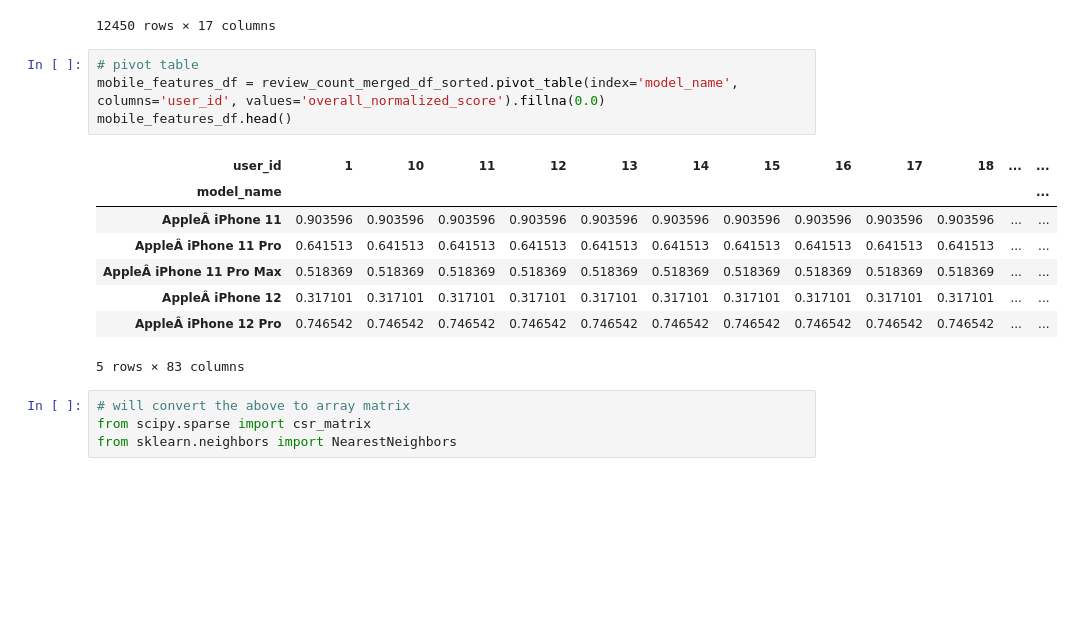
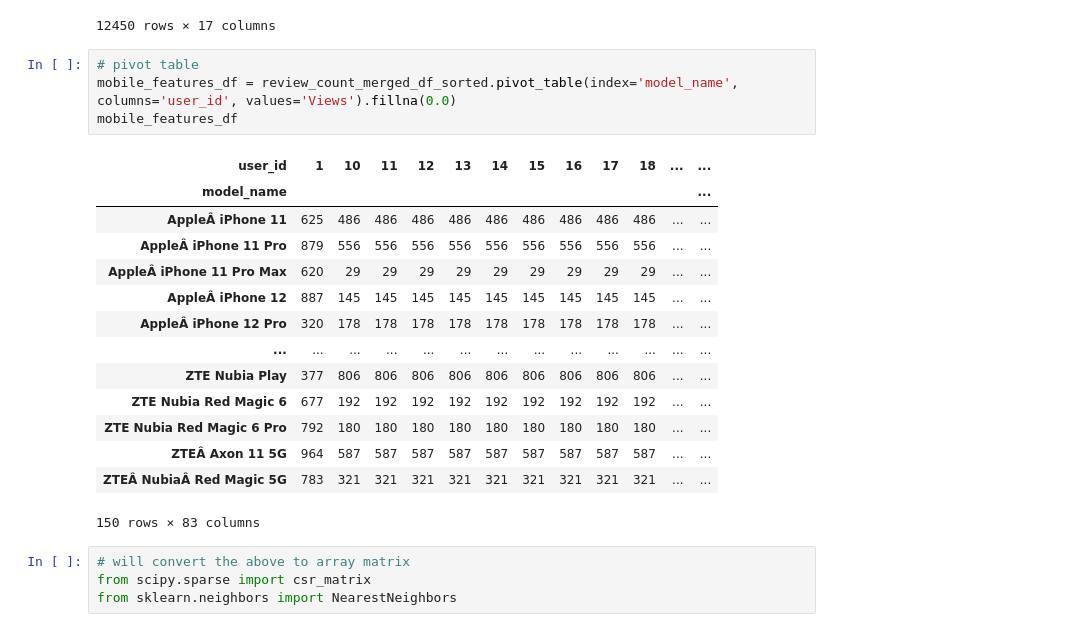
Before and after one commit to arjunjanamatti/recommend_system, a Jupyter notebook: youtube_videos/collaborative_filtering.ipynb, the cells around one changed output. Drawn from its saved outputs; the diff is of its cells as text; blank space fills up the shorter version.

```diff
--- a/youtube_videos/collaborative_filtering.ipynb
+++ b/youtube_videos/collaborative_filtering.ipynb
@@ -277,17 +277,23 @@ review_count_merged_df_sorted
 12450 rows × 17 columns
 # %%
 # pivot table
-mobile_features_df = review_count_merged_df_sorted.pivot_table(index='model_name', columns='user_id', values='overall_normalized_score').fillna(0.0)
-mobile_features_df.head()
+mobile_features_df = review_count_merged_df_sorted.pivot_table(index='model_name', columns='user_id', values='Views').fillna(0.0)
+mobile_features_df
 # %% [output]
 | user_id | 1 | 10 | 11 | 12 | 13 | 14 | 15 | 16 | 17 | 18 | ... | ... |
 | model_name |  |  |  |  |  |  |  |  |  |  |  | ... |
-| AppleÂ iPhone 11 | 0.903596 | 0.903596 | 0.903596 | 0.903596 | 0.903596 | 0.903596 | 0.903596 | 0.903596 | 0.903596 | 0.903596 | ... | ... |
-| AppleÂ iPhone 11 Pro | 0.641513 | 0.641513 | 0.641513 | 0.641513 | 0.641513 | 0.641513 | 0.641513 | 0.641513 | 0.641513 | 0.641513 | ... | ... |
-| AppleÂ iPhone 11 Pro Max | 0.518369 | 0.518369 | 0.518369 | 0.518369 | 0.518369 | 0.518369 | 0.518369 | 0.518369 | 0.518369 | 0.518369 | ... | ... |
-| AppleÂ iPhone 12 | 0.317101 | 0.317101 | 0.317101 | 0.317101 | 0.317101 | 0.317101 | 0.317101 | 0.317101 | 0.317101 | 0.317101 | ... | ... |
-| AppleÂ iPhone 12 Pro | 0.746542 | 0.746542 | 0.746542 | 0.746542 | 0.746542 | 0.746542 | 0.746542 | 0.746542 | 0.746542 | 0.746542 | ... | ... |
+| AppleÂ iPhone 11 | 625 | 486 | 486 | 486 | 486 | 486 | 486 | 486 | 486 | 486 | ... | ... |
+| AppleÂ iPhone 11 Pro | 879 | 556 | 556 | 556 | 556 | 556 | 556 | 556 | 556 | 556 | ... | ... |
+| AppleÂ iPhone 11 Pro Max | 620 | 29 | 29 | 29 | 29 | 29 | 29 | 29 | 29 | 29 | ... | ... |
+| AppleÂ iPhone 12 | 887 | 145 | 145 | 145 | 145 | 145 | 145 | 145 | 145 | 145 | ... | ... |
+| AppleÂ iPhone 12 Pro | 320 | 178 | 178 | 178 | 178 | 178 | 178 | 178 | 178 | 178 | ... | ... |
+| ... | ... | ... | ... | ... | ... | ... | ... | ... | ... | ... | ... | ... |
+| ZTE Nubia Play | 377 | 806 | 806 | 806 | 806 | 806 | 806 | 806 | 806 | 806 | ... | ... |
+| ZTE Nubia Red Magic 6 | 677 | 192 | 192 | 192 | 192 | 192 | 192 | 192 | 192 | 192 | ... | ... |
+| ZTE Nubia Red Magic 6 Pro | 792 | 180 | 180 | 180 | 180 | 180 | 180 | 180 | 180 | 180 | ... | ... |
+| ZTEÂ Axon 11 5G | 964 | 587 | 587 | 587 | 587 | 587 | 587 | 587 | 587 | 587 | ... | ... |
+| ZTEÂ NubiaÂ Red Magic 5G | 783 | 321 | 321 | 321 | 321 | 321 | 321 | 321 | 321 | 321 | ... | ... |
-5 rows × 83 columns
+150 rows × 83 columns
 # %%
 # will convert the above to array matrix
 from scipy.sparse import csr_matrix
```
Also changed, not shown: parts of 4 cells of this notebook, 1 other file.
